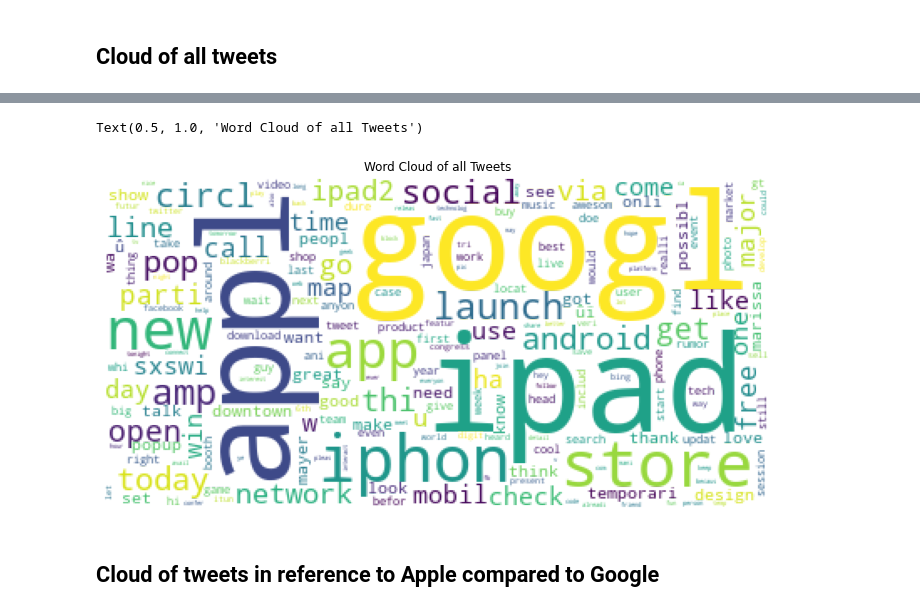
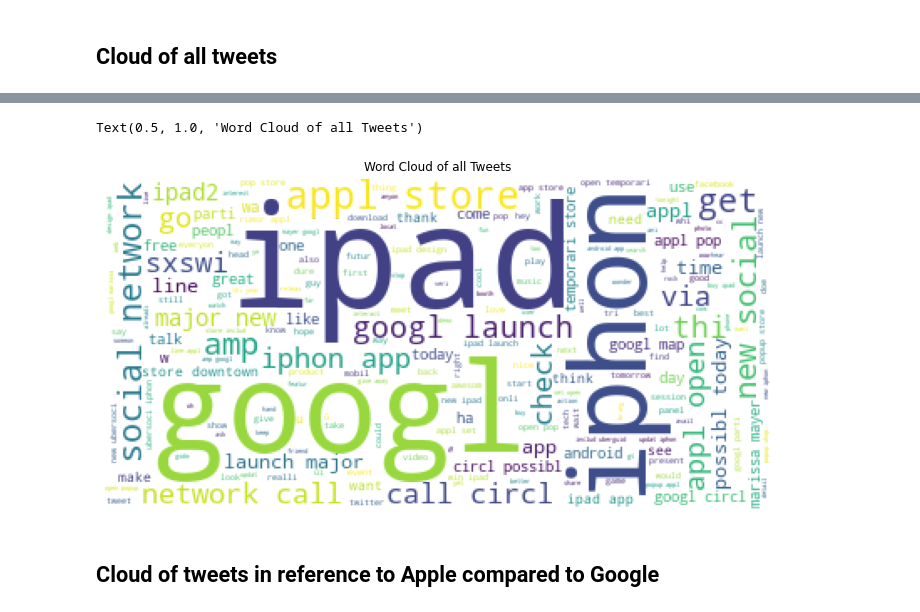
Before and after one commit to RMcAr/dsc-phase-4-project, a Jupyter notebook: 2. EDA.ipynb, the cells around one changed output, grey strips where cells are left out. Saved outputs shown, nothing was run; the diff lists cells and outputs as text; code cells hidden in the pictures.

```diff
--- a/2. EDA.ipynb
+++ b/2. EDA.ipynb
@@ -218,17 +218,17 @@ cleaned_tokens
 # %%
 
 
-wordcloud = WordCloud(stopwords = stops, collocations = False, background_color="rgba(255, 255, 255, 0)", mode="RGBA")
+wordcloud = WordCloud(stopwords = stops, collocations = True, background_color="rgba(255, 255, 255, 0)", mode="RGBA")
 
 wordcloud.generate(",".join((cleaned_tokens)))
 
 plt.figure(figsize = (12, 12), facecolor = None)
 plt.imshow(wordcloud)
 plt.axis('off')
 plt.title('Word Cloud of all Tweets')
 # %% [output]
 Text(0.5, 1.0, 'Word Cloud of all Tweets')
-[figure, old version]
+[figure, new version]
 # %% [markdown]
 ## Cloud of tweets in reference to Apple compared to Google
 # %%
```
Also changed, not shown: parts of 9 cells of this notebook, 8 other files.
